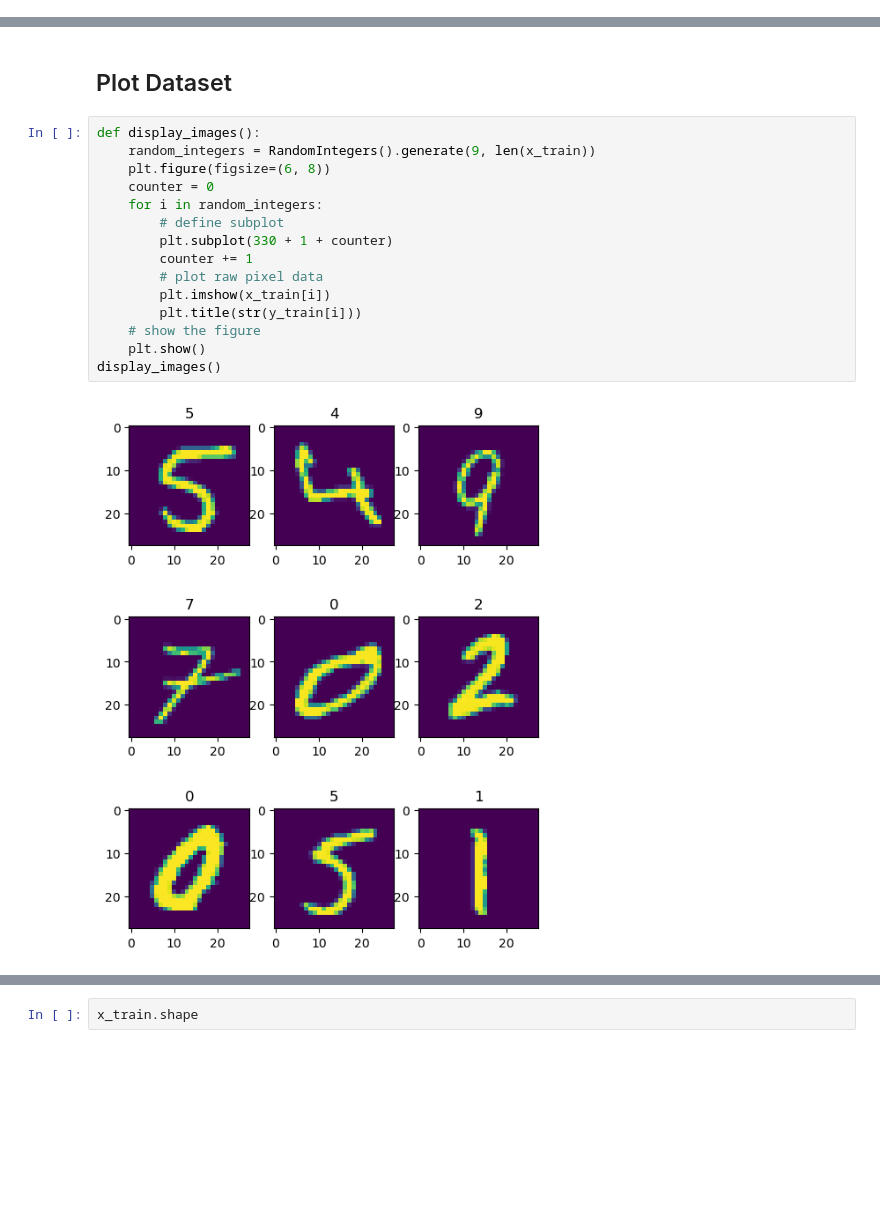
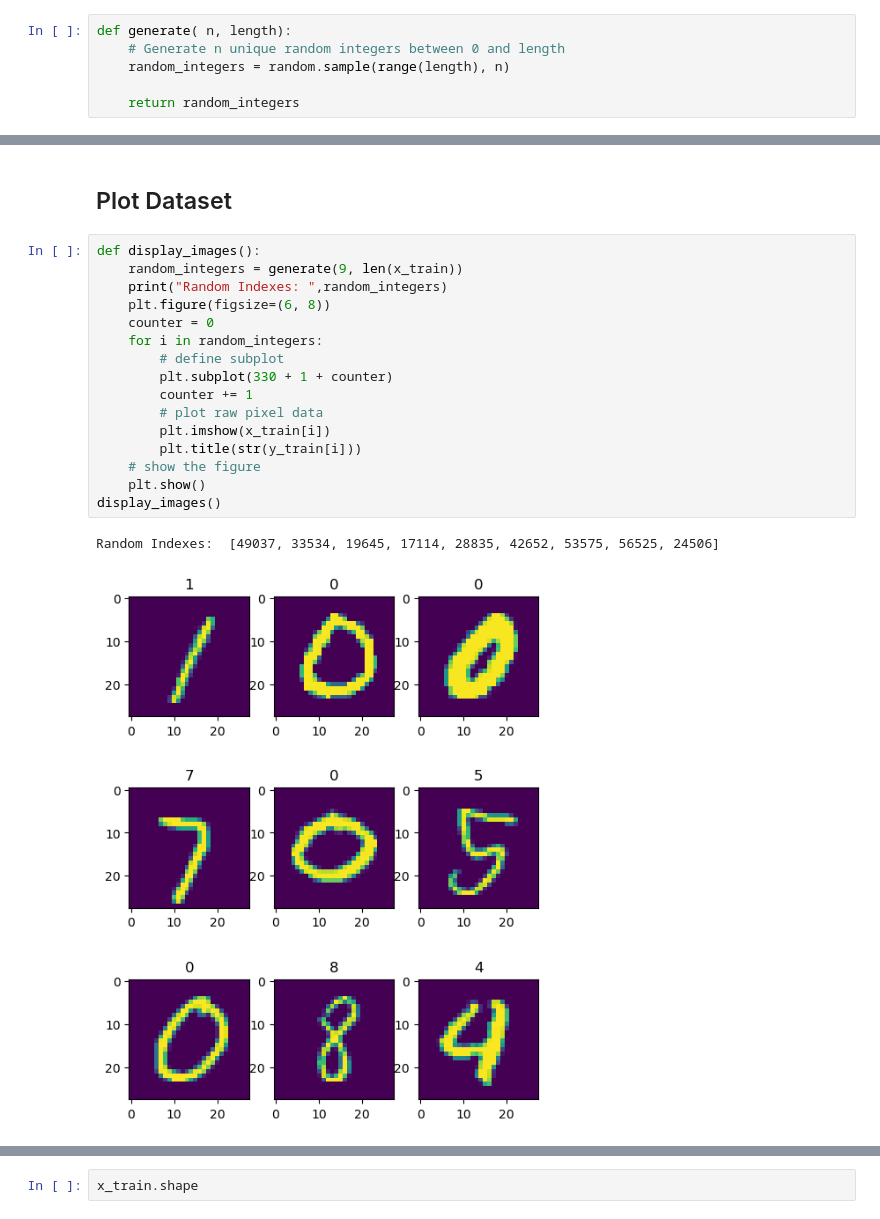
Before and after one commit to bkuriach/AIT-401-deep-learning, a Jupyter notebook: src/lab_7_cnn/mnist_cnn.ipynb, the cells around one changed output, grey strips where cells are left out. Saved outputs shown, nothing was run; the diff lists cells and outputs as text; blank space fills up the shorter version.

```diff
--- a/src/lab_7_cnn/mnist_cnn.ipynb
+++ b/src/lab_7_cnn/mnist_cnn.ipynb
@@ -26,3 +28,9 @@ class RandomIntegers():
         random_integers = random.sample(range(length), n)
 
         return random_integers
+# %%
+def generate( n, length):
+    # Generate n unique random integers between 0 and length
+    random_integers = random.sample(range(length), n)
+
+    return random_integers
@@ -32,18 +44,20 @@ class RandomIntegers():
 ## Plot Dataset
 # %%
 def display_images():
-    random_integers = RandomIntegers().generate(9, len(x_train))
+    random_integers = generate(9, len(x_train))
+    print("Random Indexes: ",random_integers)
     plt.figure(figsize=(6, 8))
     counter = 0
     for i in random_integers:
         # define subplot
         plt.subplot(330 + 1 + counter)
         counter += 1
         # plot raw pixel data
         plt.imshow(x_train[i])
         plt.title(str(y_train[i]))
     # show the figure
     plt.show()
 display_images()
 # %% [output]
+Random Indexes:  [49037, 33534, 19645, 17114, 28835, 42652, 53575, 56525, 24506]
-[figure, old version]
+[figure, new version]
```
Also changed, not shown: parts of 16 cells of this notebook, 3 other files.
